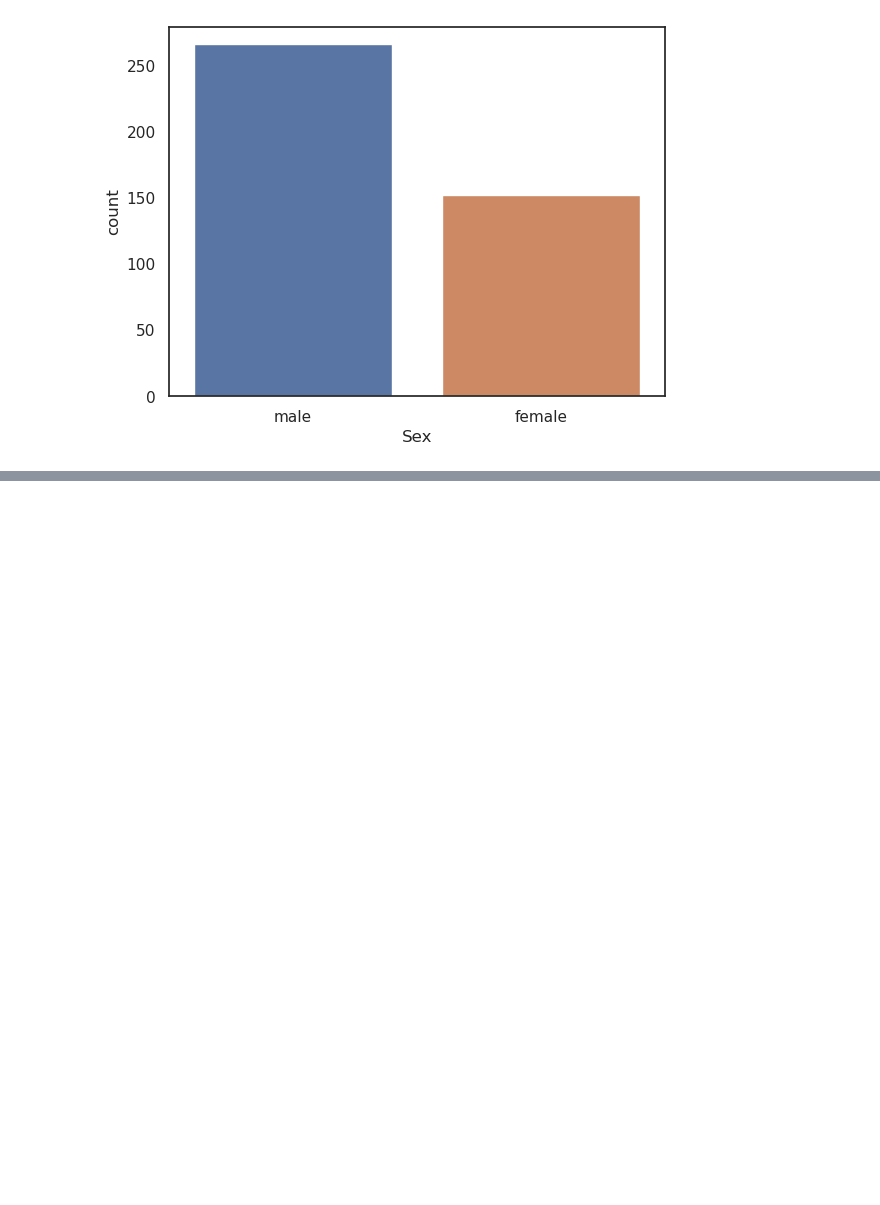
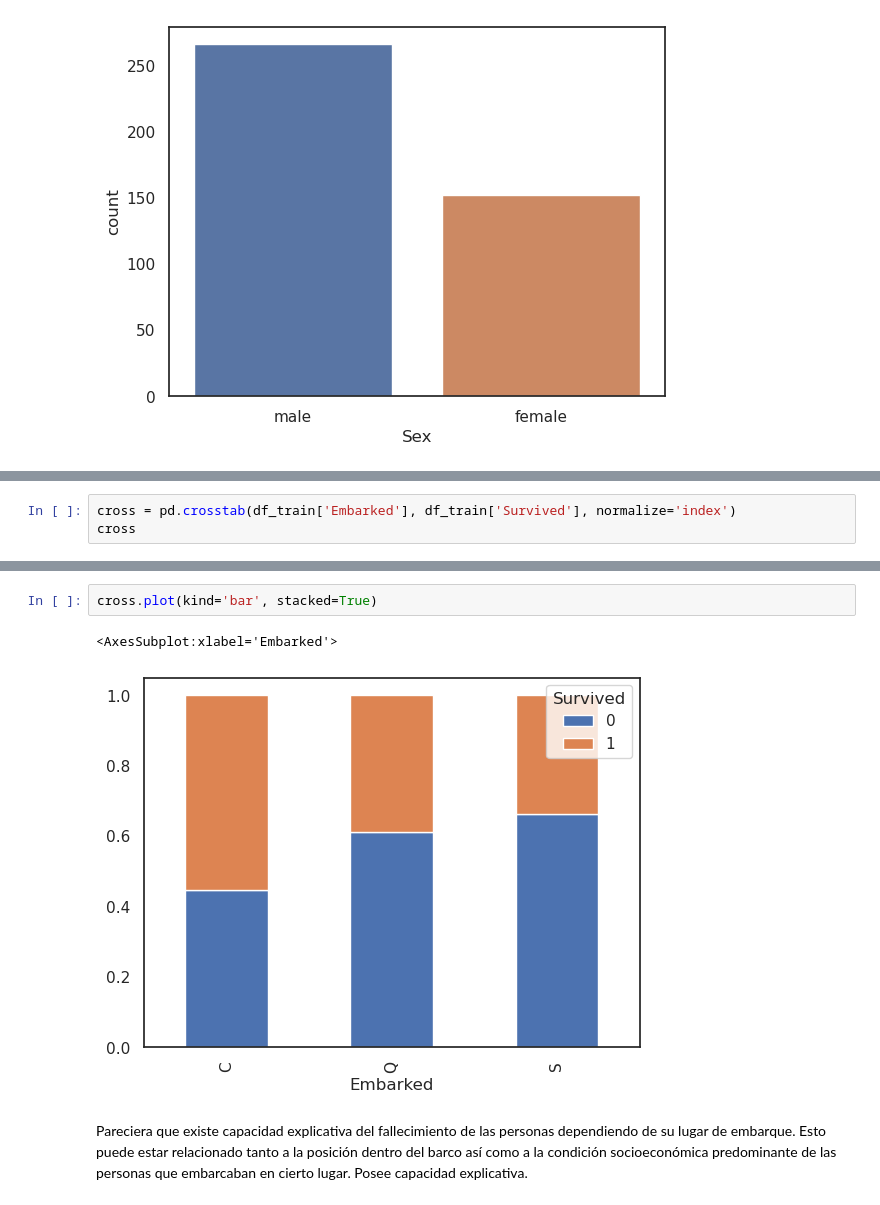
Before and after one commit to gonzaplazag/new-titan, a Jupyter notebook: notebooks/exploratory/exploratory_01.ipynb, the cells around one changed output, grey strips where cells are left out. Saved outputs shown, nothing was run; the diff lists cells and outputs as text; blank space fills up the shorter version.

```diff
--- a/notebooks/exploratory/exploratory_01.ipynb
+++ b/notebooks/exploratory/exploratory_01.ipynb
@@ -90,0 +193,3 @@ graf = sns.countplot(data=df_test, x='Sex', ax=ax)
+# %%
+cross = pd.crosstab(df_train['Embarked'], df_train['Survived'], normalize='index')
+cross
@@ -90,0 +202,7 @@ graf = sns.countplot(data=df_test, x='Sex', ax=ax)
+# %%
+cross.plot(kind='bar', stacked=True)
+# %% [output]
+<AxesSubplot:xlabel='Embarked'>
+[figure, added]
+# %% [markdown]
+Pareciera que existe capacidad explicativa del fallecimiento de las personas dependiendo de su lugar de embarque. Esto puede estar relacionado tanto a la posición dentro del barco así como a la condición socioeconómica predominante de las personas que embarcaban en cierto lugar. Posee capacidad explicativa.
```
Also changed, not shown: parts of 19 cells of this notebook, 15 other files.
